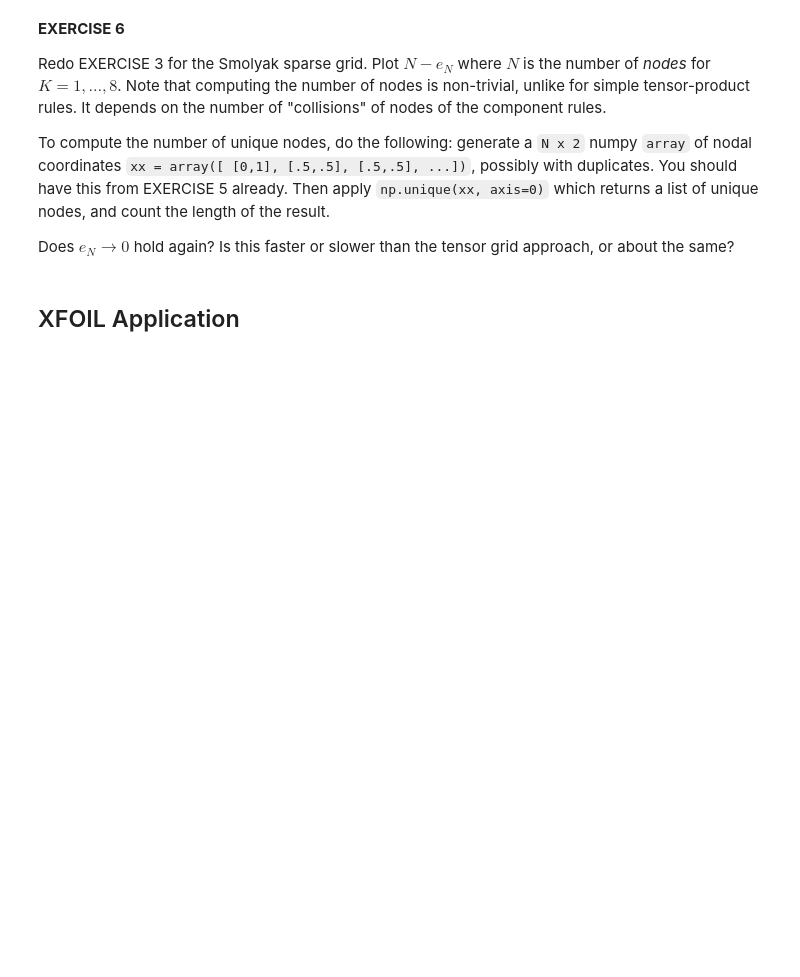
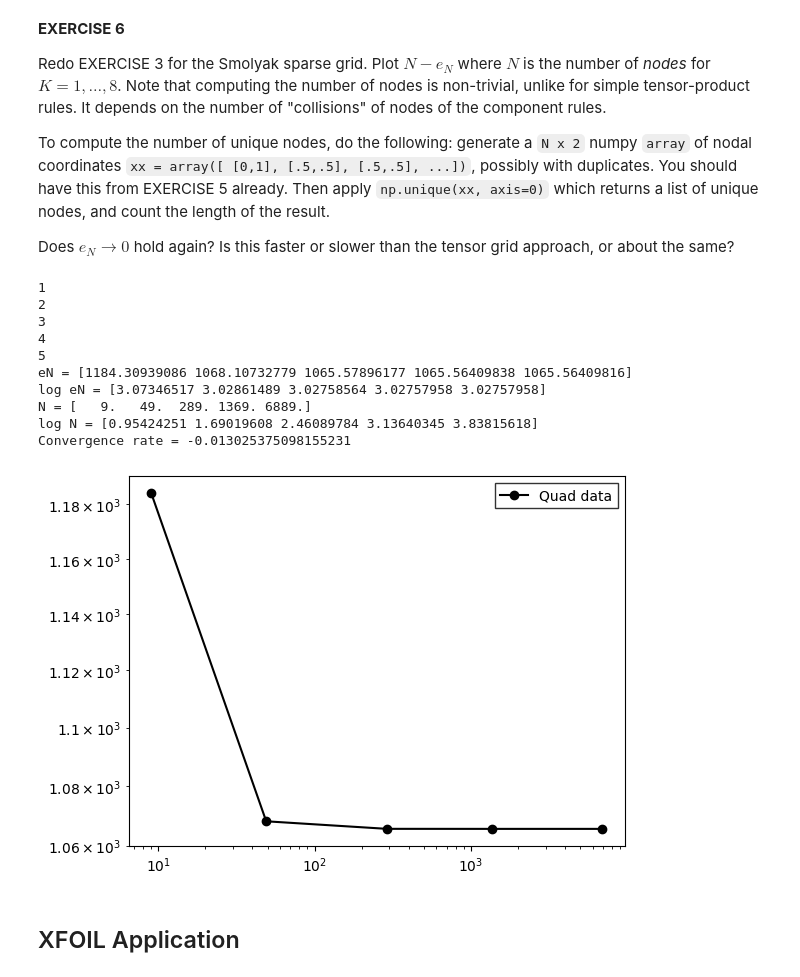
Before and after one commit to msahirs/CFD_IV, a Jupyter notebook: Tutorial1.ipynb, the cells around one changed output. Cells and saved outputs as stored; diff of their text form; code cells hidden in the pictures; blank space fills up the shorter version.

```diff
--- a/Tutorial1.ipynb
+++ b/Tutorial1.ipynb
@@ -463,6 +472,50 @@ Redo EXERCISE 3 for the Smolyak sparse grid. Plot $N - e_N$ where $N$ is the num
 To compute the number of unique nodes, do the following: generate a `N x 2` numpy `array` of nodal coordinates `xx = array([ [0,1], [.5,.5], [.5,.5], ...])`, possibly with duplicates.  You should have this from EXERCISE 5 already.  Then apply `np.unique(xx, axis=0)` which returns a list of unique nodes, and count the length of the result.
 
 Does $e_N \to 0$ hold again? Is this faster or slower than the tensor grid approach, or about the same?
+# %%
+mean_true = 421.864040287311503221212881103111494455415403225767785
+
+K_start = 1
+K_end = 6
+K_step = 1
+
+Ks = np.arange(K_start, K_end, K_step)
+
+N = np.zeros(shape = Ks.shape)
+mean_N = np.zeros(shape = N.shape)
+
+for i in range(len(Ks)):
+    print(Ks[i])
+    mean, _ ,nodes = (u, Ks[i])
+    mean_N[i] = mean
+    N[i] = np.unique(nodes, axis=0).shape[0]
+
+err = np.abs(mean_N - mean_true)
+
+print(f"eN = {err}")
+print(f"log eN = {np.log10(err)}")
+print(f"N = {N}")
+print(f"log N = {np.log10(N)}")
+
+res = stats.linregress(np.log10(N), np.log10(err))
+conv_rate = res.slope
+print(f"Convergence rate = {conv_rate}")
+
+plt.loglog(N, err, color = "k", marker = "o", label = "Quad data")
+plt.legend(fancybox=False, edgecolor="black")
+plt.show()
+# %% [output]
+1
+2
+3
+4
+5
+eN = [1184.30939086 1068.10732779 1065.57896177 1065.56409838 1065.56409816]
+log eN = [3.07346517 3.02861489 3.02758564 3.02757958 3.02757958]
+N = [   9.   49.  289. 1369. 6889.]
+log N = [0.95424251 1.69019608 2.46089784 3.13640345 3.83815618]
+Convergence rate = -0.013025375098155231
+[figure, added]
 # %% [markdown]
 ## XFOIL Application
 # %% [markdown]
```
Also changed, not shown: parts of 11 cells of this notebook, 2 other files.
